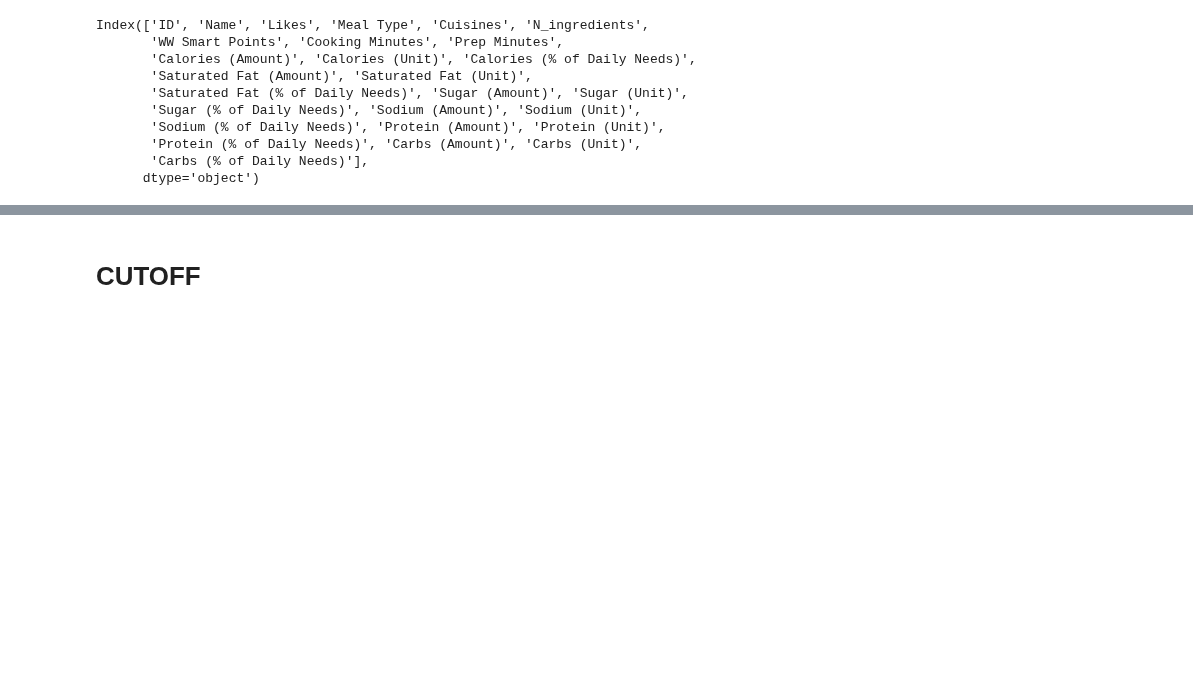
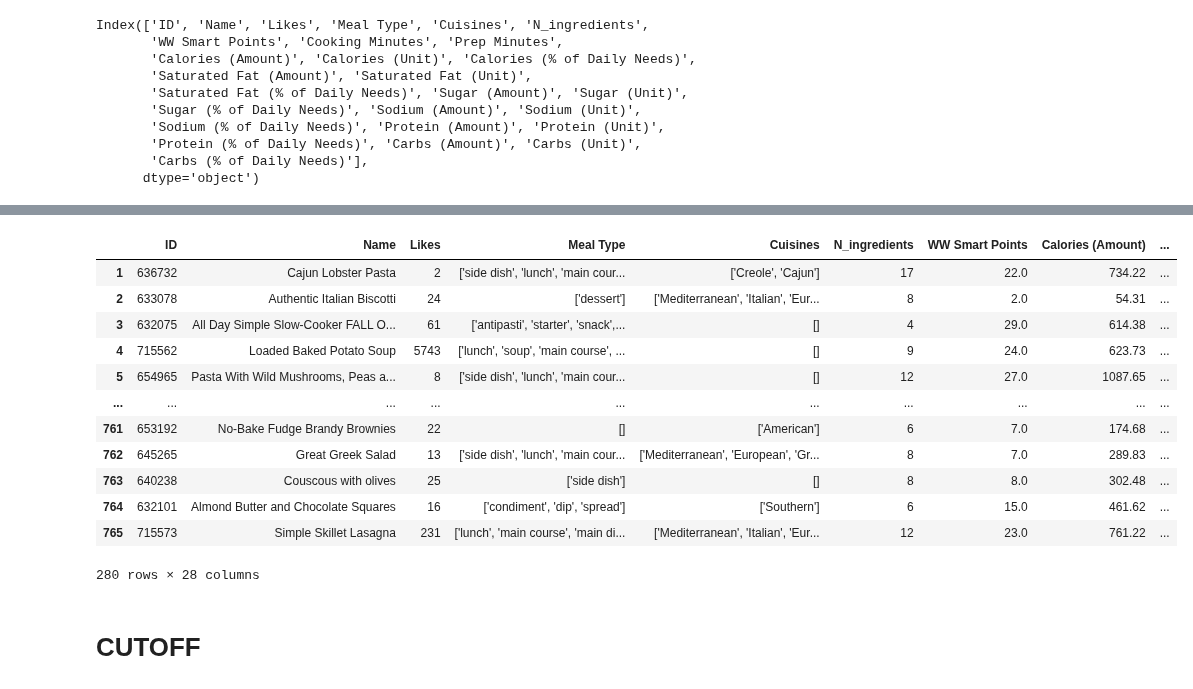
Before and after one commit to alyssahondrade/Project1, a Jupyter notebook: recipes_exploration.ipynb, the cells around one changed output, grey strips where cells are left out. Saved outputs shown, nothing was run; the diff lists cells and outputs as text; code cells hidden in the pictures; blank space fills up the shorter version.

Commit message:
wrote code to parse JSON string to find nutritional values

```diff
--- a/recipes_exploration.ipynb
+++ b/recipes_exploration.ipynb
@@ -1739,15 +1774,22 @@ for file in raw_files:
     df_list.append(one_df)
 raw_df = pd.concat(df_list, ignore_index=True)
 
-# Reduce DataFrame to unique IDs
-unique_IDs = raw_df['id'].unique()
-raw_df = raw_df.loc[raw_df['id'].isin(unique_IDs)]
-
 # Drop rows with missing IDs
 raw_df = raw_df.loc[~raw_df['id'].isna()]
 
-# # Display the DataFrame, columns, and shape
+# Reduce DataFrame to unique IDs
+raw_df = raw_df.loc[~raw_df.duplicated(['id'])].copy()
+
+# Display the DataFrame, columns, and shape
 print(f'raw_df: {raw_df.shape}')
 print(raw_df.columns)
 raw_df.head()
+
+#### NUMBERS DON'T MATCH ######
+# raw_ids = raw_df['id'].unique()
+# print(len(unique_raw))
+# print(len(set(raw_ids)))
+
+# diff = set(raw_ids).difference(set(unique_raw))
+# len(diff)
 # %% [output]
@@ -1813,2 +1850,11 @@ Carbs (% of Daily Needs): 766
 # %%
+# Get the list of recipe IDs with missing data
+missing_recipes = check_na['ID']
+
+# Check if the missing data have rows in raw_df
+find_missing = raw_df.loc[raw_df['id'].isin(missing_recipes)]
+
+# Check if there is a nutrition column for the missing data
+find_nutrition = raw_df.loc[~raw_df['nutrition'].isna()]
+print(f'Missing recipes in raw_df with a nutrition column: {len(find_nutrition)}')
 # %% [output]
@@ -1815,0 +1868,14 @@ Carbs (% of Daily Needs): 766
+# %%
+# Populate simplified_df with the missing data
+for df_idx, row in find_nutrition.iterrows():
+    result = get_nutrition(row['nutrition'], 'Carbohydrates')
+    recipe_id = find_nutrition.loc[df_idx, 'id']
+    simplified_df.loc[simplified_df['ID'] == recipe_id, 'Carbs (Amount)'] = result[0]
+    simplified_df.loc[simplified_df['ID'] == recipe_id, 'Carbs (Unit)'] = result[1]
+    simplified_df.loc[simplified_df['ID'] == recipe_id, 'Carbs (% of Daily Needs)'] = result[2]
+
+# Check columns with missing data
+for col in min_cols:
+    check_na = simplified_df.loc[simplified_df[col].isna()]
+    num_na = len(check_na)
+    print(f'{col}: {num_na}')
@@ -1816,3 +1900,22 @@ Carbs (% of Daily Needs): 766
+# %%
+check_na['ID']
+# still_missing = raw_df.loc[raw_df['id'].isin(check_na['ID'])]
+still_missing = simplified_df.loc[simplified_df['ID'].isin(check_na['ID'])]
+still_missing # Data is in 'Carbohydrates' column
+# %% [output]
+|  | ID | Name | Likes | Meal Type | Cuisines | N_ingredients | WW Smart Points | Calories (Amount) | ... |
+| 1 | 636732 | Cajun Lobster Pasta | 2 | ['side dish', 'lunch', 'main cour... | ['Creole', 'Cajun'] | 17 | 22.0 | 734.22 | ... |
+| 2 | 633078 | Authentic Italian Biscotti | 24 | ['dessert'] | ['Mediterranean', 'Italian', 'Eur... | 8 | 2.0 | 54.31 | ... |
+| 3 | 632075 | All Day Simple Slow-Cooker FALL O... | 61 | ['antipasti', 'starter', 'snack',... | [] | 4 | 29.0 | 614.38 | ... |
+| 4 | 715562 | Loaded Baked Potato Soup | 5743 | ['lunch', 'soup', 'main course', ... | [] | 9 | 24.0 | 623.73 | ... |
+| 5 | 654965 | Pasta With Wild Mushrooms, Peas a... | 8 | ['side dish', 'lunch', 'main cour... | [] | 12 | 27.0 | 1087.65 | ... |
+| ... | ... | ... | ... | ... | ... | ... | ... | ... | ... |
+| 761 | 653192 | No-Bake Fudge Brandy Brownies | 22 | [] | ['American'] | 6 | 7.0 | 174.68 | ... |
+| 762 | 645265 | Great Greek Salad | 13 | ['side dish', 'lunch', 'main cour... | ['Mediterranean', 'European', 'Gr... | 8 | 7.0 | 289.83 | ... |
+| 763 | 640238 | Couscous with olives | 25 | ['side dish'] | [] | 8 | 8.0 | 302.48 | ... |
+| 764 | 632101 | Almond Butter and Chocolate Squares | 16 | ['condiment', 'dip', 'spread'] | ['Southern'] | 6 | 15.0 | 461.62 | ... |
+| 765 | 715573 | Simple Skillet Lasagna | 231 | ['lunch', 'main course', 'main di... | ['Mediterranean', 'Italian', 'Eur... | 12 | 23.0 | 761.22 | ... |
+280 rows × 28 columns
 # %% [markdown]
 # CUTOFF
 # %%
```
Also changed, not shown: parts of 15 cells of this notebook, 2 other files.
